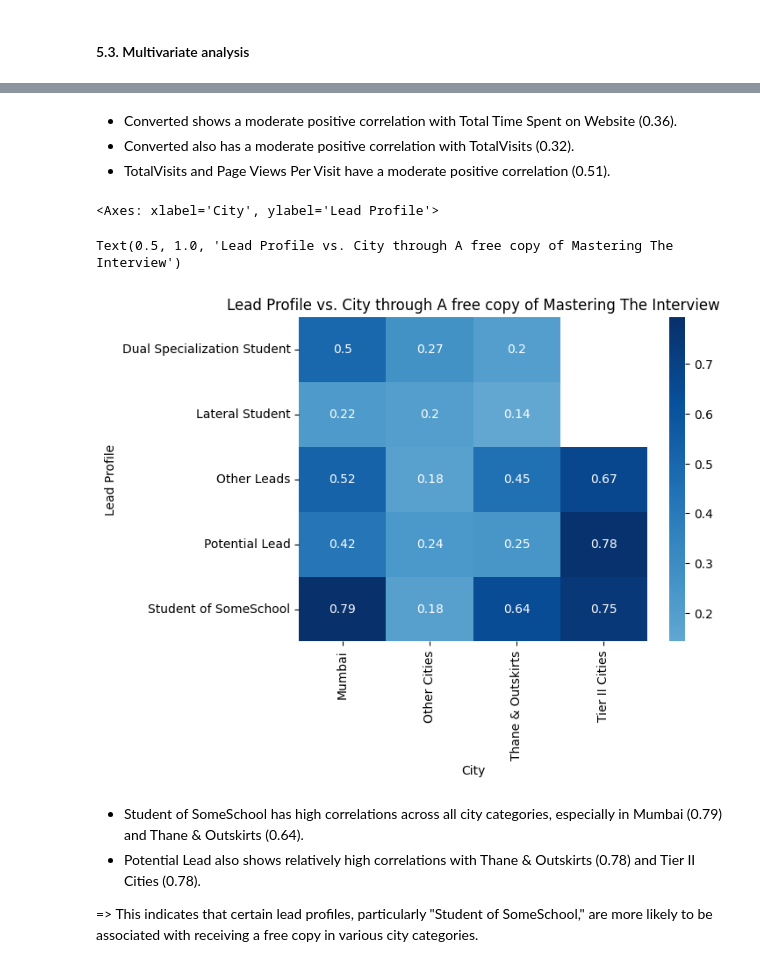
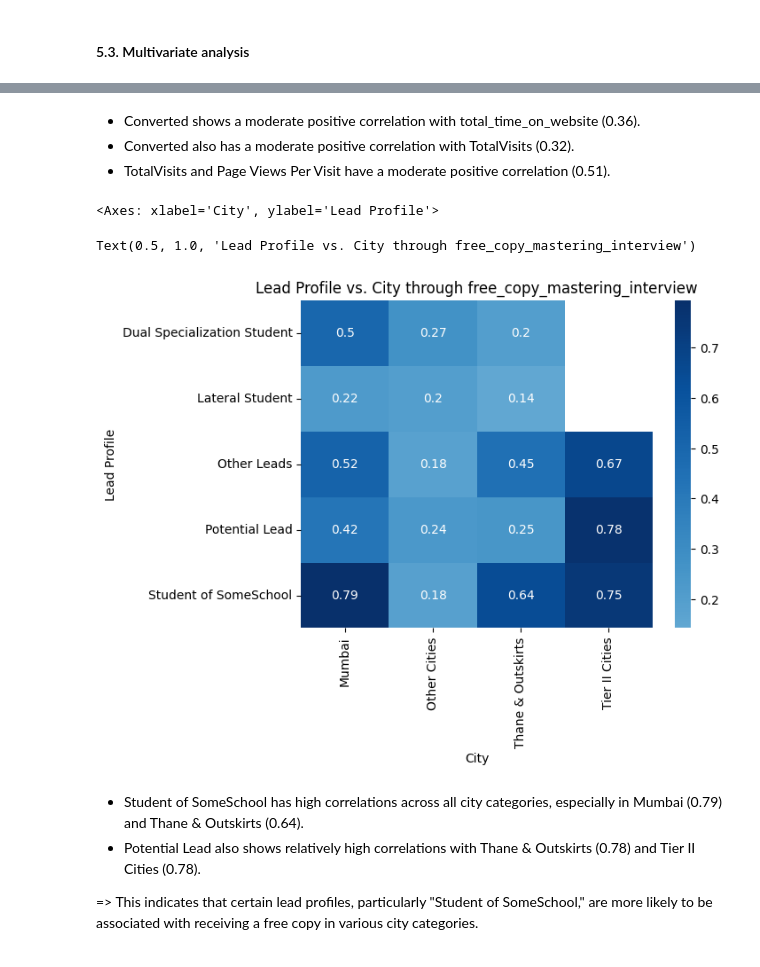
Before and after one commit to lido010209/machine-learning, a Jupyter notebook: Lead Scoring Analysis/1-data_processing.iPynb, the cells around one changed output, grey strips where cells are left out. Drawn from its saved outputs; the diff is of its cells as text; code cells hidden in the pictures.

```diff
--- a/Lead Scoring Analysis/1-data_processing.iPynb
+++ b/Lead Scoring Analysis/1-data_processing.iPynb
@@ -59,6 +59,20 @@ Data columns (total 37 columns):
  36  Last Notable Activity                          9240 non-null   object
 dtypes: float64(4), int64(3), object(30)
 memory usage: 2.6+ MB
+# %%
+
+# Change name of some columns
+leads.rename(columns={
+    'How did you hear about X Education': 'source',
+    'What is your current occupation': 'occupation',
+    'What matters most to you in choosing a course': 'course_preference',
+    'Total Time Spent on Website': 'total_time_on_website',
+    'Receive More Updates About Our Courses': 'receive_updates',
+    'Update me on Supply Chain Content': 'supply_chain_updates',
+    'Get updates on DM Content': 'dm_content_updates',
+    'I agree to pay the amount through cheque': 'cheque_payment_agreement',
+    'A free copy of Mastering The Interview': 'free_copy_mastering_interview'
+}, inplace=True)
 # %% [markdown]
 ### 1. Checking column with only one value (Unique value column)
 # %%
@@ -194,3 +205,6 @@ moderate_missing = ["Tags", "Lead Profile", "What matters most to you in choosin
+# %%
+moderate_missing = ["Tags", "Lead Profile", "course_preference", "occupation", "Country",
+"source", "Specialization", "City"]
 # %%
 for i in moderate_missing:
     leads[i].value_counts(normalize=True)
@@ -296,8 +310,8 @@ Name: proportion, dtype: float64
 # "Lead Profile"
 leads["Lead Profile"].replace({"Select":"Other Leads"}, inplace = True)
 
-# "How did you hear about X Education"
-leads["How did you hear about X Education"].replace({"Select":"Other"}, inplace = True)
+# "source"
+leads["source"].replace({"Select":"Other"}, inplace = True)
 
 # "Specialization"
 leads["Specialization"].replace({"Select":"Other"}, inplace = True)
@@ -503,7 +517,7 @@ def handle_redundancies(column):
     # Apply the mapping to the DataFrame
     leads[column].replace(mapping, inplace = True)
 # %%
-category_col = ["Lead Source", "Last Activity", "Specialization", "Last Notable Activity", "Tags", "How did you hear about X Education"]
+category_col = ["Lead Source", "Last Activity", "Specialization", "Last Notable Activity", "Tags", "source"]
 # %%
 for i in category_col:
     handle_redundancies(i)
@@ -760,16 +796,16 @@ Text(0.5, 1.0, 'Correlation between all numerical columns')
 # %% [markdown]
-- Converted shows a moderate positive correlation with Total Time Spent on Website (0.36).
+- Converted shows a moderate positive correlation with total_time_on_website (0.36).
 - Converted also has a moderate positive correlation with TotalVisits (0.32).
 - TotalVisits and Page Views Per Visit have a moderate positive correlation (0.51).
 # %%
-res=pd.pivot_table(data=leads, index="Lead Profile", columns="City", values="A free copy of Mastering The Interview")
+res=pd.pivot_table(data=leads, index="Lead Profile", columns="City", values="free_copy_mastering_interview")
 sns.heatmap(res, annot= True, cmap="Blues", center= 0.1)
-plt.title("Lead Profile vs. City through A free copy of Mastering The Interview")
+plt.title("Lead Profile vs. City through free_copy_mastering_interview")
 plt.show()
 # %% [output]
 <Axes: xlabel='City', ylabel='Lead Profile'>
-Text(0.5, 1.0, 'Lead Profile vs. City through A free copy of Mastering The Interview')
+Text(0.5, 1.0, 'Lead Profile vs. City through free_copy_mastering_interview')
-[figure, old version]
+[figure, new version]
 # %% [markdown]
 - Student of SomeSchool has high correlations across all city categories, especially in Mumbai (0.79) and Thane & Outskirts (0.64).
 - Potential Lead also shows relatively high correlations with Thane & Outskirts (0.78) and Tier II Cities (0.78).
```
Also changed, not shown: parts of 41 cells of this notebook.
